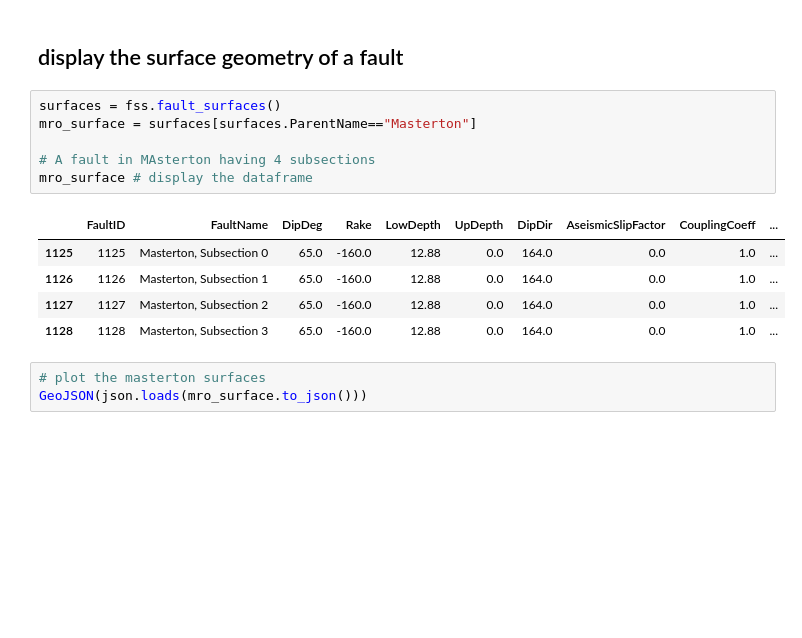
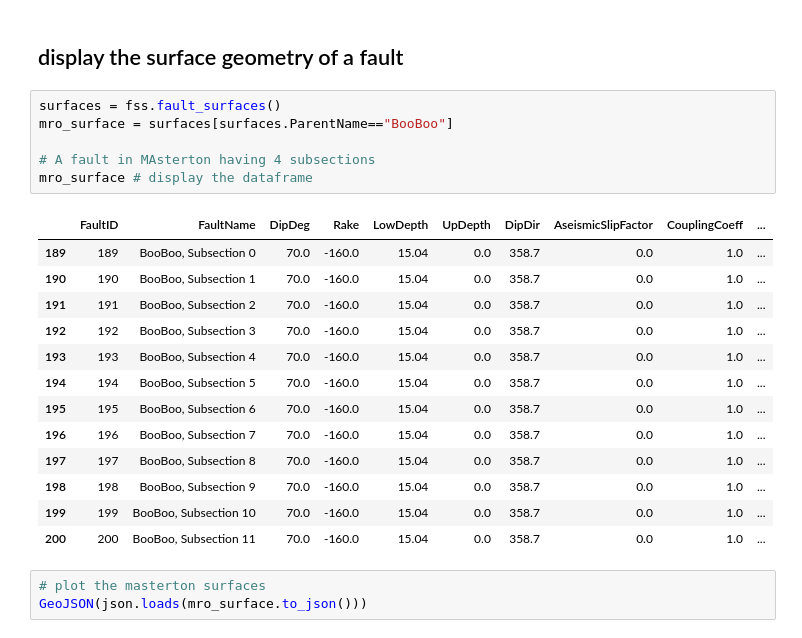
Before and after one commit to daily-science/solvis-jupyterlab, a Jupyter notebook: WORKDIR/solvis_helpers_demo.ipynb, the cells around one changed output. Cells and saved outputs as stored; diff of their text form; blank space fills up the shorter version.

```diff
--- a/WORKDIR/solvis_helpers_demo.ipynb
+++ b/WORKDIR/solvis_helpers_demo.ipynb
@@ -48,16 +53,24 @@ fault_sections
 ## display the surface geometry of a fault
 # %%
 surfaces = fss.fault_surfaces()
-mro_surface = surfaces[surfaces.ParentName=="Masterton"]
+mro_surface = surfaces[surfaces.ParentName=="BooBoo"]
 
 # A fault in MAsterton having 4 subsections
 mro_surface # display the dataframe
 # %% [output]
 |  | FaultID | FaultName | DipDeg | Rake | LowDepth | UpDepth | DipDir | AseismicSlipFactor | CouplingCoeff | ... |
-| 1125 | 1125 | Masterton, Subsection 0 | 65.0 | -160.0 | 12.88 | 0.0 | 164.0 | 0.0 | 1.0 | ... |
-| 1126 | 1126 | Masterton, Subsection 1 | 65.0 | -160.0 | 12.88 | 0.0 | 164.0 | 0.0 | 1.0 | ... |
-| 1127 | 1127 | Masterton, Subsection 2 | 65.0 | -160.0 | 12.88 | 0.0 | 164.0 | 0.0 | 1.0 | ... |
-| 1128 | 1128 | Masterton, Subsection 3 | 65.0 | -160.0 | 12.88 | 0.0 | 164.0 | 0.0 | 1.0 | ... |
+| 189 | 189 | BooBoo, Subsection 0 | 70.0 | -160.0 | 15.04 | 0.0 | 358.7 | 0.0 | 1.0 | ... |
+| 190 | 190 | BooBoo, Subsection 1 | 70.0 | -160.0 | 15.04 | 0.0 | 358.7 | 0.0 | 1.0 | ... |
+| 191 | 191 | BooBoo, Subsection 2 | 70.0 | -160.0 | 15.04 | 0.0 | 358.7 | 0.0 | 1.0 | ... |
+| 192 | 192 | BooBoo, Subsection 3 | 70.0 | -160.0 | 15.04 | 0.0 | 358.7 | 0.0 | 1.0 | ... |
+| 193 | 193 | BooBoo, Subsection 4 | 70.0 | -160.0 | 15.04 | 0.0 | 358.7 | 0.0 | 1.0 | ... |
+| 194 | 194 | BooBoo, Subsection 5 | 70.0 | -160.0 | 15.04 | 0.0 | 358.7 | 0.0 | 1.0 | ... |
+| 195 | 195 | BooBoo, Subsection 6 | 70.0 | -160.0 | 15.04 | 0.0 | 358.7 | 0.0 | 1.0 | ... |
+| 196 | 196 | BooBoo, Subsection 7 | 70.0 | -160.0 | 15.04 | 0.0 | 358.7 | 0.0 | 1.0 | ... |
+| 197 | 197 | BooBoo, Subsection 8 | 70.0 | -160.0 | 15.04 | 0.0 | 358.7 | 0.0 | 1.0 | ... |
+| 198 | 198 | BooBoo, Subsection 9 | 70.0 | -160.0 | 15.04 | 0.0 | 358.7 | 0.0 | 1.0 | ... |
+| 199 | 199 | BooBoo, Subsection 10 | 70.0 | -160.0 | 15.04 | 0.0 | 358.7 | 0.0 | 1.0 | ... |
+| 200 | 200 | BooBoo, Subsection 11 | 70.0 | -160.0 | 15.04 | 0.0 | 358.7 | 0.0 | 1.0 | ... |
 # %%
 # plot the masterton surfaces
 GeoJSON(json.loads(mro_surface.to_json()))
```
Also changed, not shown: parts of 1 cell of this notebook, 1 other file.
